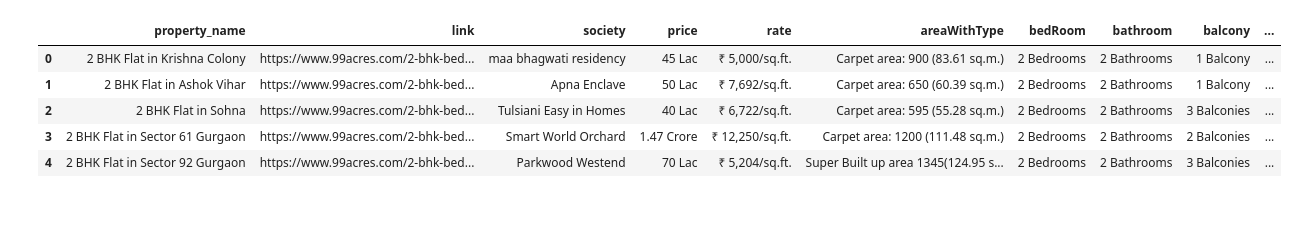
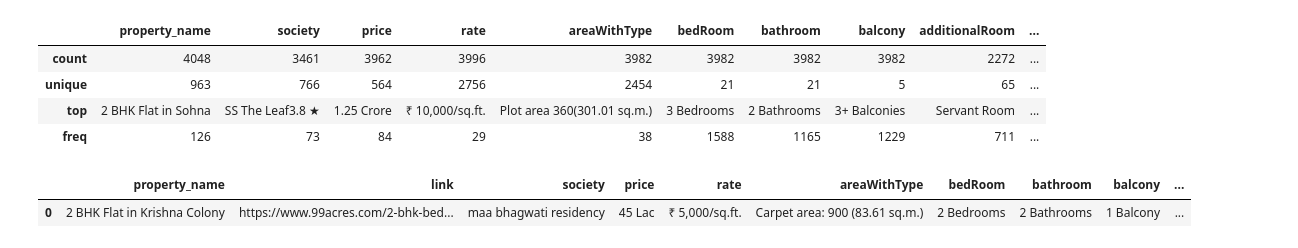
Before and after one commit to 2022BCD0052/Real-Estate-Project, a Jupyter notebook: index.ipynb, the cells around one changed output. Cells and saved outputs as stored; diff of their text form; code cells hidden in the pictures; blank space fills up the shorter version.

```diff
--- a/index.ipynb
+++ b/index.ipynb
@@ -5,0 +10,11 @@ df = pd.read_csv("flats.csv")
+# %%
+df2 = pd.read_csv("houses.csv")
+# %%
+
+# Merge both DataFrames (concatenating them row-wise)
+df = pd.concat([df1, df2], ignore_index=True)
+
+# Save the merged DataFrame to a new CSV
+df.to_csv('housing_merged.csv', index=False)
+
+print("Both CSV files have been merged into 'housing_merged.csv'")
@@ -5,0 +35,3 @@ df = pd.read_csv("flats.csv")
+# %%
+df = df.drop_duplicates()
+df.duplicated().sum()
@@ -6,9 +60,15 @@ df = pd.read_csv("flats.csv")
+# %%
+df.drop(columns=['link','property_id'],inplace=True)
+# %%
+df.describe()
+# %% [output]
+|  | property_name | society | price | rate | areaWithType | bedRoom | bathroom | balcony | additionalRoom | ... |
+| count | 4048 | 3461 | 3962 | 3996 | 3982 | 3982 | 3982 | 3982 | 2272 | ... |
+| unique | 963 | 766 | 564 | 2756 | 2454 | 21 | 21 | 5 | 65 | ... |
+| top | 2 BHK Flat in Sohna | SS The Leaf3.8 ★ | 1.25 Crore | ₹ 10,000/sq.ft. | Plot area 360(301.01 sq.m.) | 3 Bedrooms | 2 Bathrooms | 3+ Balconies | Servant Room | ... |
+| freq | 126 | 73 | 84 | 29 | 38 | 1588 | 1165 | 1229 | 711 | ... |
 # %%
-df.head()
+df.head(1)
 # %% [output]
 |  | property_name | link | society | price | rate | areaWithType | bedRoom | bathroom | balcony | ... |
 | 0 | 2 BHK Flat in Krishna Colony | https://www.99acres.com/2-bhk-bed... | maa bhagwati residency | 45 Lac | ₹ 5,000/sq.ft. | Carpet area: 900 (83.61 sq.m.) | 2 Bedrooms | 2 Bathrooms | 1 Balcony | ... |
-| 1 | 2 BHK Flat in Ashok Vihar | https://www.99acres.com/2-bhk-bed... | Apna Enclave | 50 Lac | ₹ 7,692/sq.ft. | Carpet area: 650 (60.39 sq.m.) | 2 Bedrooms | 2 Bathrooms | 1 Balcony | ... |
-| 2 | 2 BHK Flat in Sohna | https://www.99acres.com/2-bhk-bed... | Tulsiani Easy in Homes | 40 Lac | ₹ 6,722/sq.ft. | Carpet area: 595 (55.28 sq.m.) | 2 Bedrooms | 2 Bathrooms | 3 Balconies | ... |
-| 3 | 2 BHK Flat in Sector 61 Gurgaon | https://www.99acres.com/2-bhk-bed... | Smart World Orchard | 1.47 Crore | ₹ 12,250/sq.ft. | Carpet area: 1200 (111.48 sq.m.) | 2 Bedrooms | 2 Bathrooms | 2 Balconies | ... |
-| 4 | 2 BHK Flat in Sector 92 Gurgaon | https://www.99acres.com/2-bhk-bed... | Parkwood Westend | 70 Lac | ₹ 5,204/sq.ft. | Super Built up area 1345(124.95 s... | 2 Bedrooms | 2 Bathrooms | 3 Balconies | ... |
```
Also changed, not shown: parts of 18 cells of this notebook, 1 other file.
